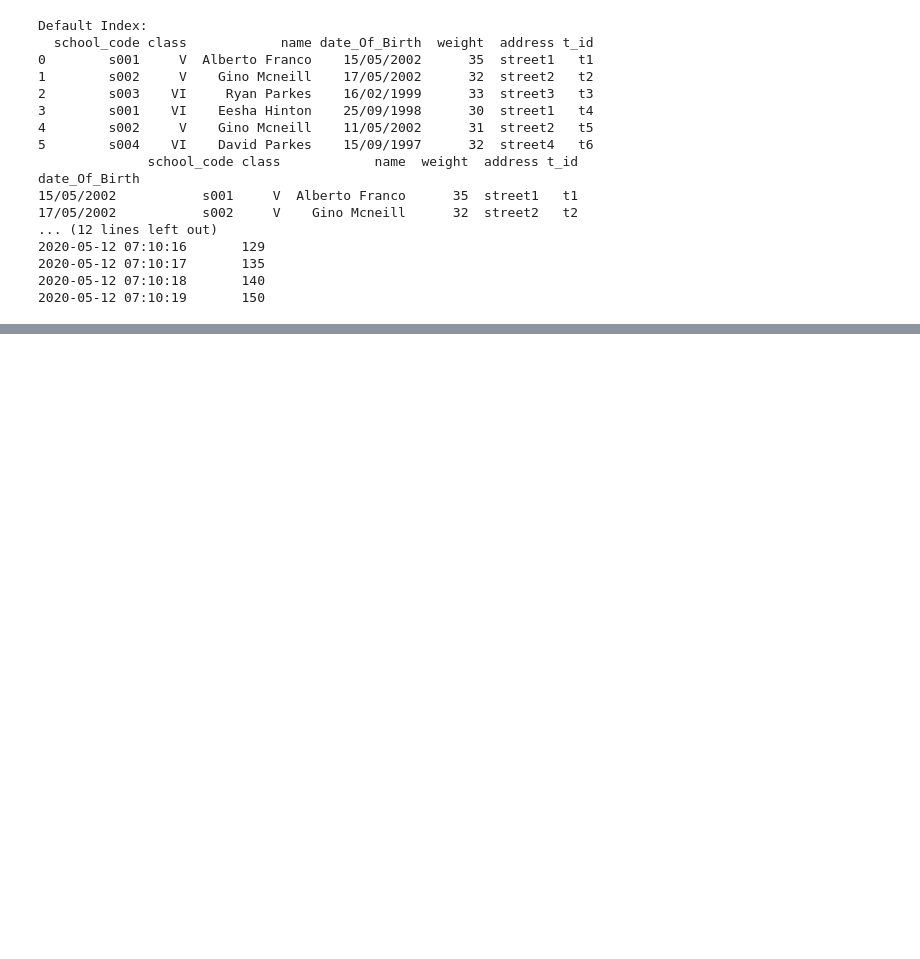
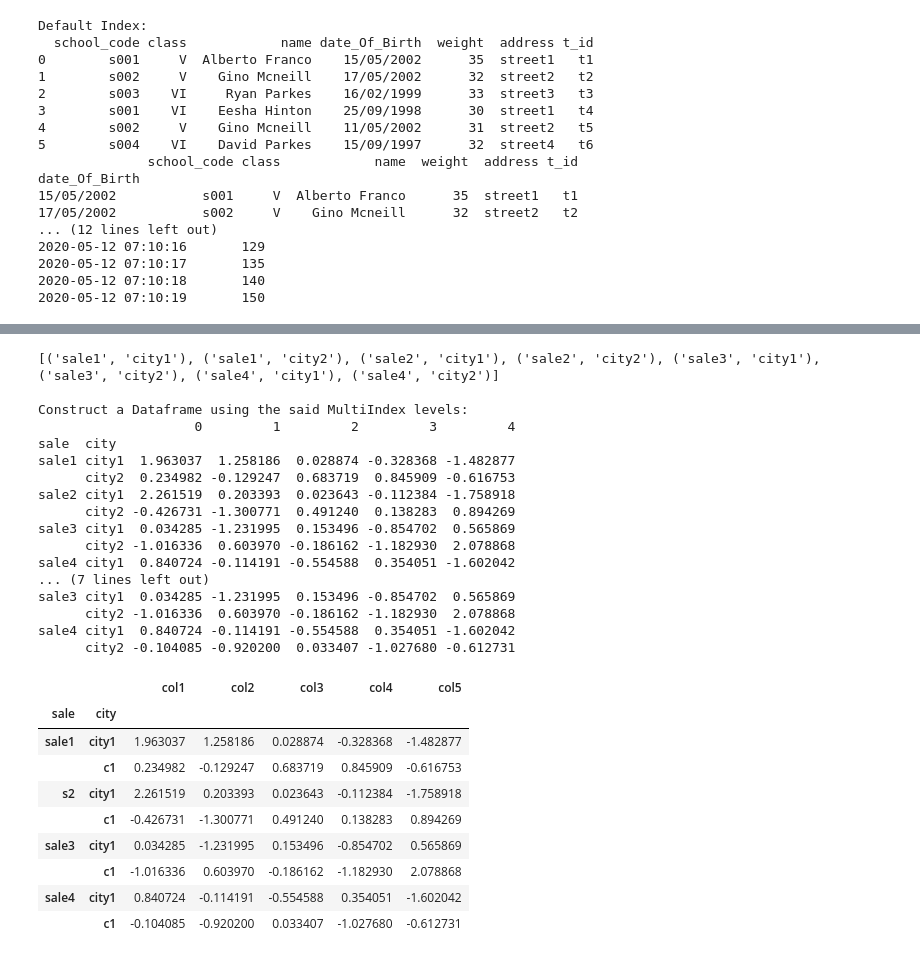
Before and after one commit to 2000pawan/Data_Science., a Jupyter notebook: Pandas/Exercise/Index.ipynb, the cells around one changed output, grey strips where cells are left out. Cells and saved outputs as stored; diff of their text form; code cells hidden in the pictures; blank space fills up the shorter version.

```diff
--- a/Pandas/Exercise/Index.ipynb
+++ b/Pandas/Exercise/Index.ipynb
@@ -174,0 +384,43 @@ date_Of_Birth
+# %%
+import pandas as pd
+import numpy as np
+sales_arrays = [['sale1', 'sale1', 'sale2', 'sale2', 'sale3', 'sale3', 'sale4', 'sale4'],
+          ['city1', 'city2', 'city1', 'city2', 'city1', 'city2', 'city1', 'city2']]
+sales_tuples = list(zip(*sales_arrays))
+sales_index = pd.MultiIndex.from_tuples(sales_tuples, names=['sale', 'city'])
+print(sales_tuples)
+print("\nConstruct a Dataframe using the said MultiIndex levels: ")
+df = pd.DataFrame(np.random.randn(8, 5), index=sales_index)
+print(df)
+df1=df.rename(columns={0:'col1',1:'col2',2:'col3',3:'col4',4:'col5'})
+print(df1)
+df2=df1.rename(index={'sale2':'s2','city2':'c1'})
+df2
+# %% [output]
+[('sale1', 'city1'), ('sale1', 'city2'), ('sale2', 'city1'), ('sale2', 'city2'), ('sale3', 'city1'), ('sale3', 'city2'), ('sale4', 'city1'), ('sale4', 'city2')]
+
+Construct a Dataframe using the said MultiIndex levels:
+                    0         1         2         3         4
+sale  city
+sale1 city1  1.963037  1.258186  0.028874 -0.328368 -1.482877
+      city2  0.234982 -0.129247  0.683719  0.845909 -0.616753
+sale2 city1  2.261519  0.203393  0.023643 -0.112384 -1.758918
+      city2 -0.426731 -1.300771  0.491240  0.138283  0.894269
+sale3 city1  0.034285 -1.231995  0.153496 -0.854702  0.565869
+      city2 -1.016336  0.603970 -0.186162 -1.182930  2.078868
+sale4 city1  0.840724 -0.114191 -0.554588  0.354051 -1.602042
+... (7 lines left out)
+sale3 city1  0.034285 -1.231995  0.153496 -0.854702  0.565869
+      city2 -1.016336  0.603970 -0.186162 -1.182930  2.078868
+sale4 city1  0.840724 -0.114191 -0.554588  0.354051 -1.602042
+      city2 -0.104085 -0.920200  0.033407 -1.027680 -0.612731
+|  |  | col1 | col2 | col3 | col4 | col5 |
+| sale | city |  |  |  |  |  |
+| sale1 | city1 | 1.963037 | 1.258186 | 0.028874 | -0.328368 | -1.482877 |
+|  | c1 | 0.234982 | -0.129247 | 0.683719 | 0.845909 | -0.616753 |
+| s2 | city1 | 2.261519 | 0.203393 | 0.023643 | -0.112384 | -1.758918 |
+|  | c1 | -0.426731 | -1.300771 | 0.491240 | 0.138283 | 0.894269 |
+| sale3 | city1 | 0.034285 | -1.231995 | 0.153496 | -0.854702 | 0.565869 |
+|  | c1 | -1.016336 | 0.603970 | -0.186162 | -1.182930 | 2.078868 |
+| sale4 | city1 | 0.840724 | -0.114191 | -0.554588 | 0.354051 | -1.602042 |
+|  | c1 | -0.104085 | -0.920200 | 0.033407 | -1.027680 | -0.612731 |
```
Also changed, not shown: parts of 19 cells of this notebook, 40 other files.
